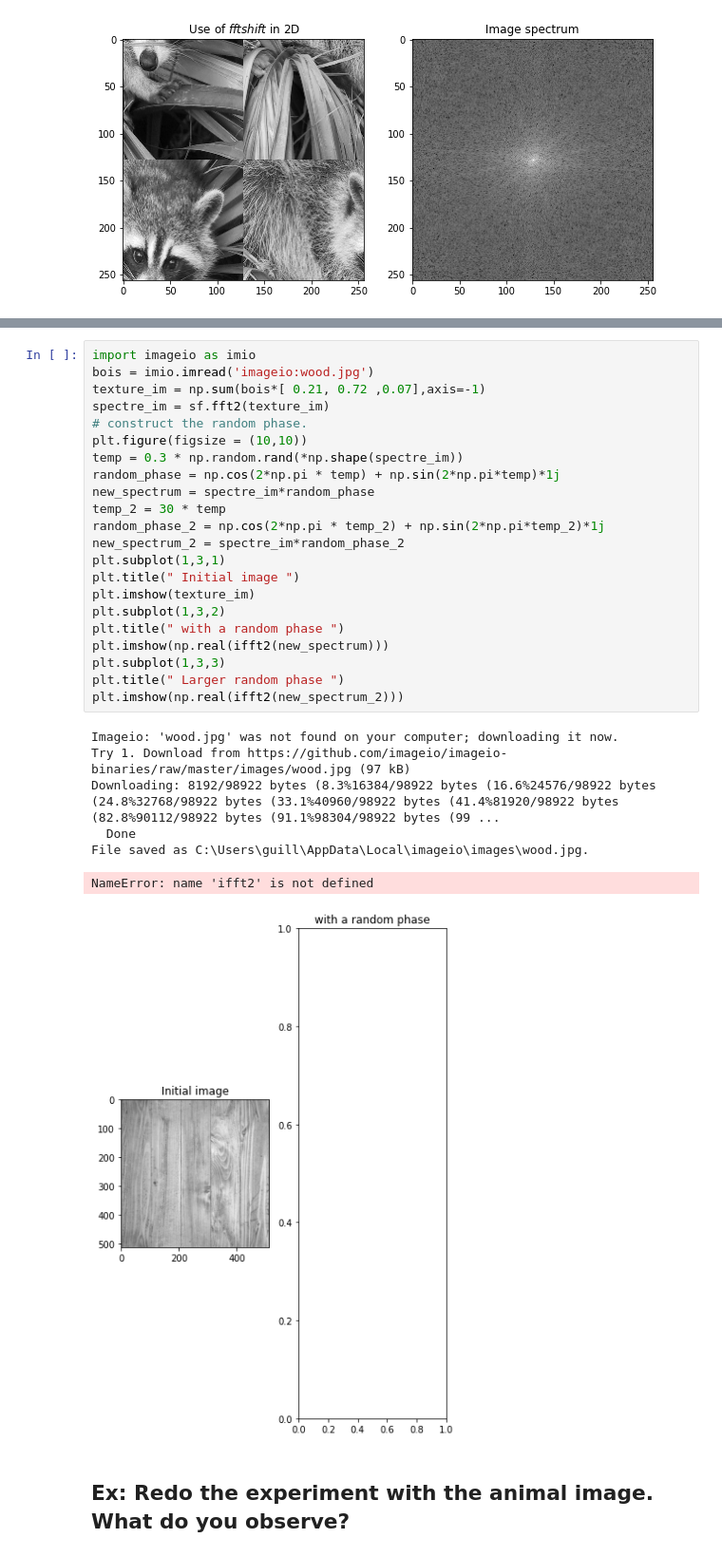
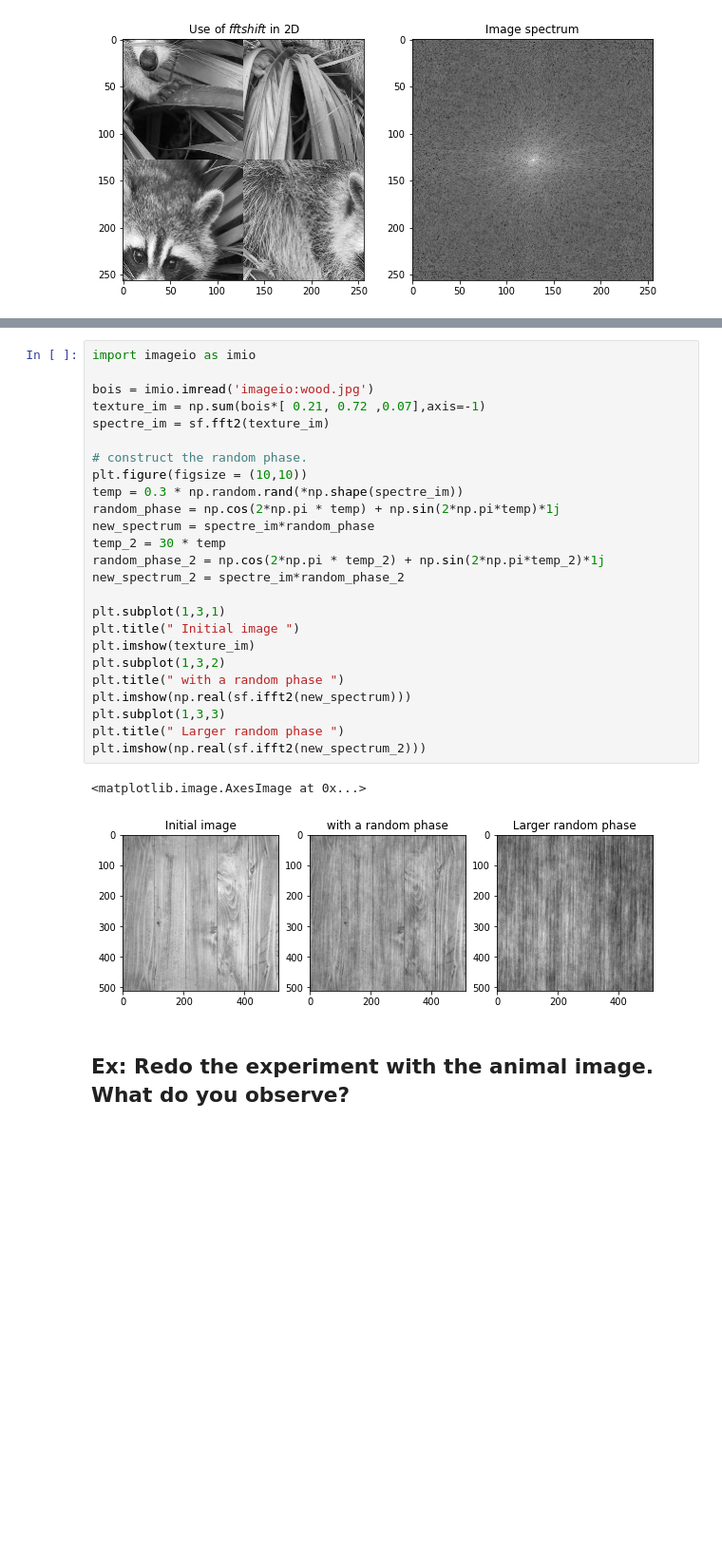
Before and after one commit to guillaume-haerinck/imac-tp-signal, a Jupyter notebook: m2-semestre1/TD2/TD 1 FFT - Exercices.ipynb, the cells around one changed output, grey strips where cells are left out. Shown at 95% size. Cells and saved outputs as stored; diff of their text form; blank space fills up the shorter version.

Commit message:
TD2 M2 half done

```diff
--- a/m2-semestre1/TD2/TD 1 FFT - Exercices.ipynb
+++ b/m2-semestre1/TD2/TD 1 FFT - Exercices.ipynb
@@ -206,32 +268,30 @@ plt.imshow(sf.fftshift(np.log(np.abs(spectre_im))))
 # %%
 import imageio as imio
+
 bois = imio.imread('imageio:wood.jpg')
 texture_im = np.sum(bois*[ 0.21, 0.72 ,0.07],axis=-1)
 spectre_im = sf.fft2(texture_im)
+
 # construct the random phase.
 plt.figure(figsize = (10,10))
 temp = 0.3 * np.random.rand(*np.shape(spectre_im))
 random_phase = np.cos(2*np.pi * temp) + np.sin(2*np.pi*temp)*1j
 new_spectrum = spectre_im*random_phase
 temp_2 = 30 * temp
 random_phase_2 = np.cos(2*np.pi * temp_2) + np.sin(2*np.pi*temp_2)*1j
 new_spectrum_2 = spectre_im*random_phase_2
+
 plt.subplot(1,3,1)
 plt.title(" Initial image ")
 plt.imshow(texture_im)
 plt.subplot(1,3,2)
 plt.title(" with a random phase ")
-plt.imshow(np.real(ifft2(new_spectrum)))
+plt.imshow(np.real(sf.ifft2(new_spectrum)))
 plt.subplot(1,3,3)
 plt.title(" Larger random phase ")
-plt.imshow(np.real(ifft2(new_spectrum_2)))
+plt.imshow(np.real(sf.ifft2(new_spectrum_2)))
 # %% [output]
-Imageio: 'wood.jpg' was not found on your computer; downloading it now.
-Try 1. Download from https://github.com/imageio/imageio-binaries/raw/master/images/wood.jpg (97 kB)
-Downloading: 8192/98922 bytes (8.3%16384/98922 bytes (16.6%24576/98922 bytes (24.8%32768/98922 bytes (33.1%40960/98922 bytes (41.4%81920/98922 bytes (82.8%90112/98922 bytes (91.1%98304/98922 bytes (99 ...
-  Done
-File saved as C:\Users\guill\AppData\Local\imageio\images\wood.jpg.
+<matplotlib.image.AxesImage at 0x...>
-NameError: name 'ifft2' is not defined
-[figure, old version]
+[figure, new version]
 # %% [markdown]
 ## Ex: Redo the experiment with the animal image. What do you observe?
```
Also changed, not shown: parts of 30 cells of this notebook.
